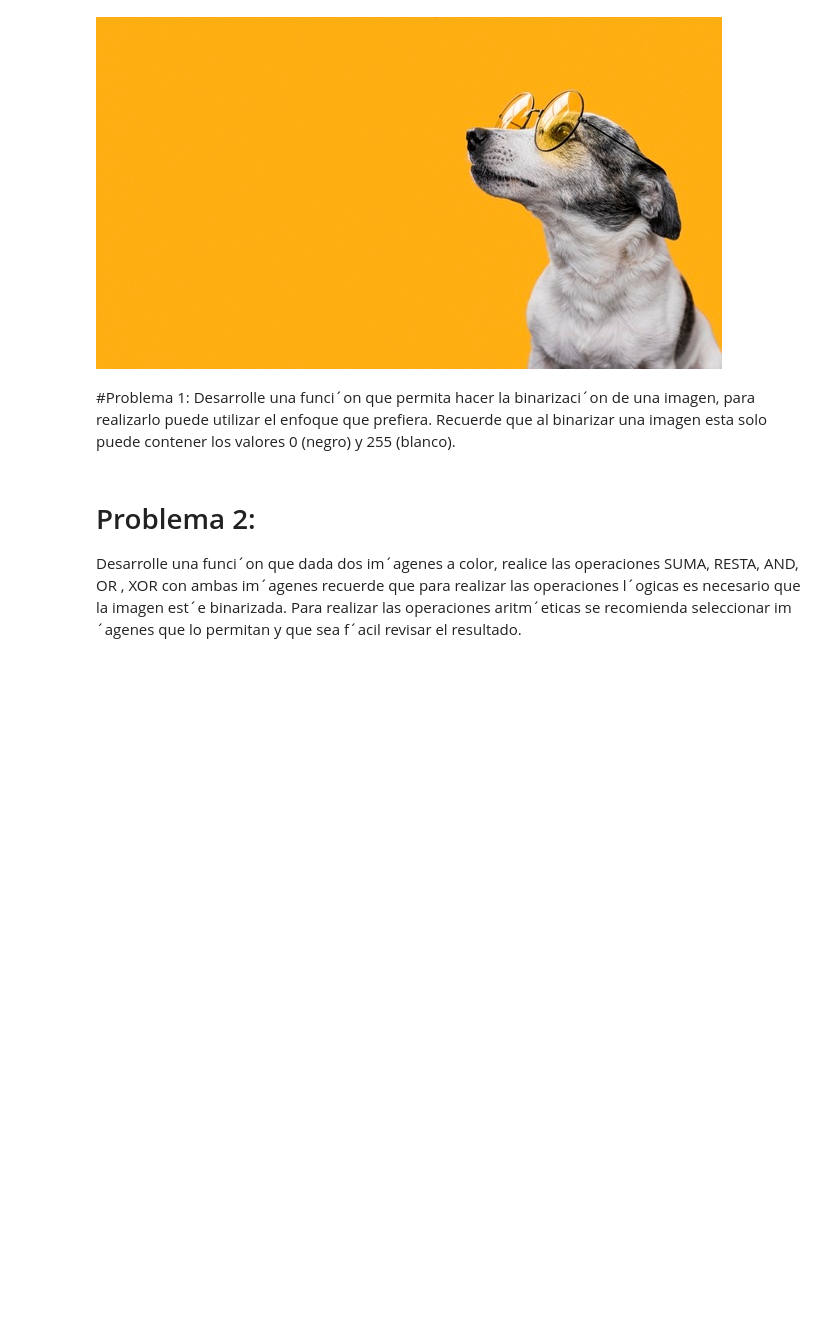
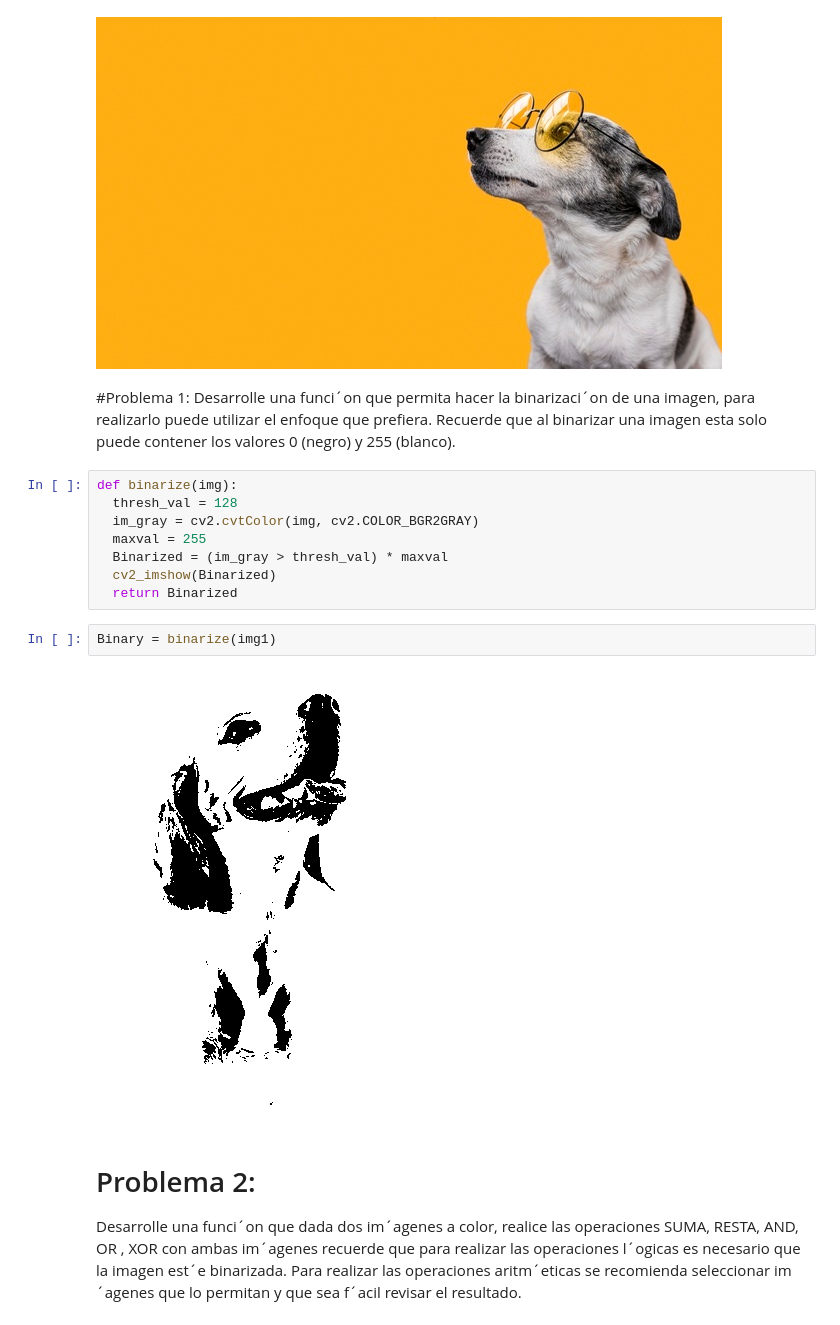
Before and after one commit to cavendano01/Data-Sciences-Galileo, a Jupyter notebook: Image-Recognition/Image_&_Text_Mining_Lab_2.ipynb, the cells around one changed output. Drawn from its saved outputs; the diff is of its cells as text; blank space fills up the shorter version.

```diff
--- a/Image-Recognition/Image_&_Text_Mining_Lab_2.ipynb
+++ b/Image-Recognition/Image_&_Text_Mining_Lab_2.ipynb
@@ -32,6 +29,18 @@ cv2_imshow(img3)
 # %% [markdown]
 #Problema 1:
 Desarrolle una funci´on que permita hacer la binarizaci´on de una imagen, para realizarlo puede utilizar el enfoque que prefiera. Recuerde que al binarizar una imagen esta solo puede contener los valores 0 (negro) y 255 (blanco).
+# %%
+def binarize(img):
+  thresh_val = 128
+  im_gray = cv2.cvtColor(img, cv2.COLOR_BGR2GRAY)
+  maxval = 255
+  Binarized = (im_gray > thresh_val) * maxval
+  cv2_imshow(Binarized)
+  return Binarized
+# %%
+Binary = binarize(img1)
+# %% [output]
+[figure, added]
 # %% [markdown]
 # Problema 2:
 Desarrolle una funci´on que dada dos im´agenes a color, realice las operaciones SUMA, RESTA, AND, OR , XOR con ambas im´agenes recuerde que para realizar las operaciones l´ogicas es necesario que la imagen est´e binarizada. Para realizar las operaciones aritm´eticas se recomienda  seleccionar im´agenes que lo permitan y que sea f´acil revisar el resultado.
```
Also changed, not shown: parts of 16 cells of this notebook.
